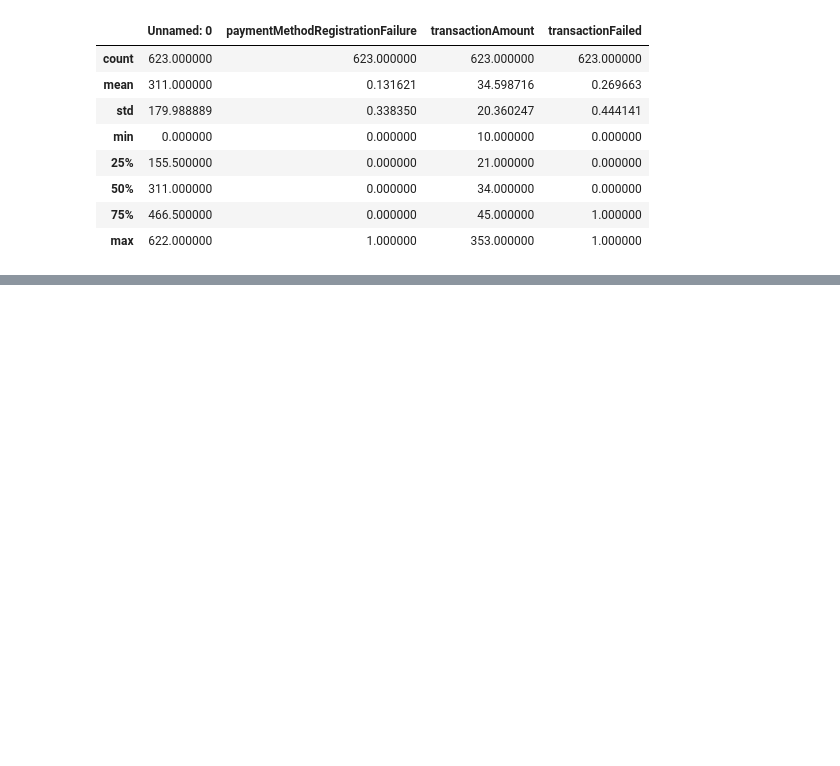
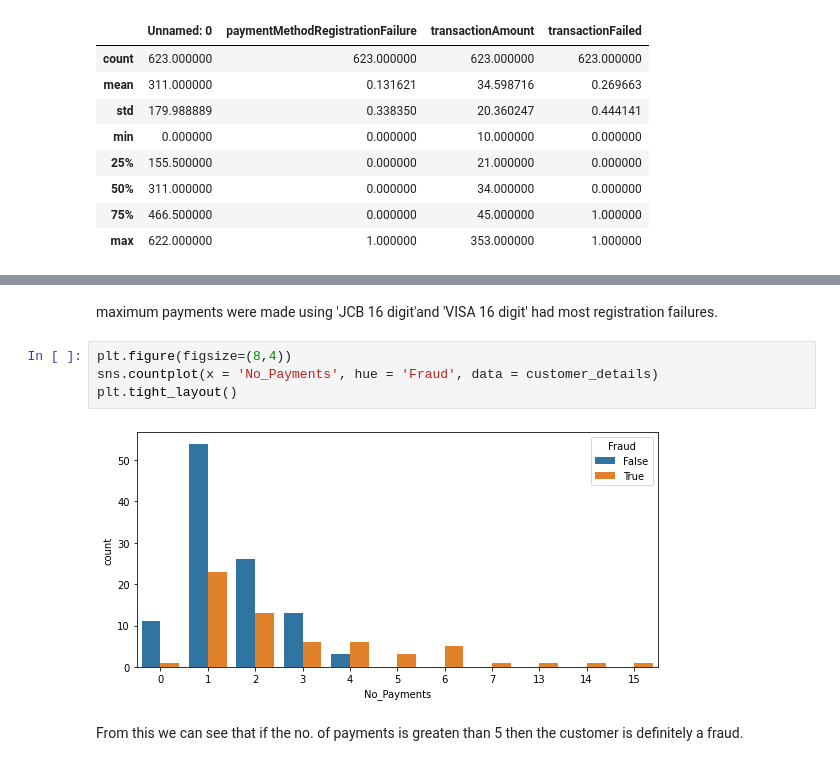
Before and after one commit to Ramya-korupolu/Ecommerce-fraud-detection, a Jupyter notebook: Detection Model.ipynb, the cells around one changed output, grey strips where cells are left out. Cells and saved outputs as stored; diff of their text form; blank space fills up the shorter version.

```diff
--- a/Detection Model.ipynb
+++ b/Detection Model.ipynb
@@ -76,0 +212,10 @@ tran_details.describe()
+# %% [markdown]
+maximum payments were made using 'JCB 16 digit'and 'VISA 16 digit' had most registration failures.
+# %%
+plt.figure(figsize=(8,4))
+sns.countplot(x = 'No_Payments', hue = 'Fraud', data = customer_details)
+plt.tight_layout()
+# %% [output]
+[figure, added]
+# %% [markdown]
+From this we can see that if the no. of payments is greaten than 5 then the customer is definitely a fraud.
```
Also changed, not shown: parts of 24 cells of this notebook.
